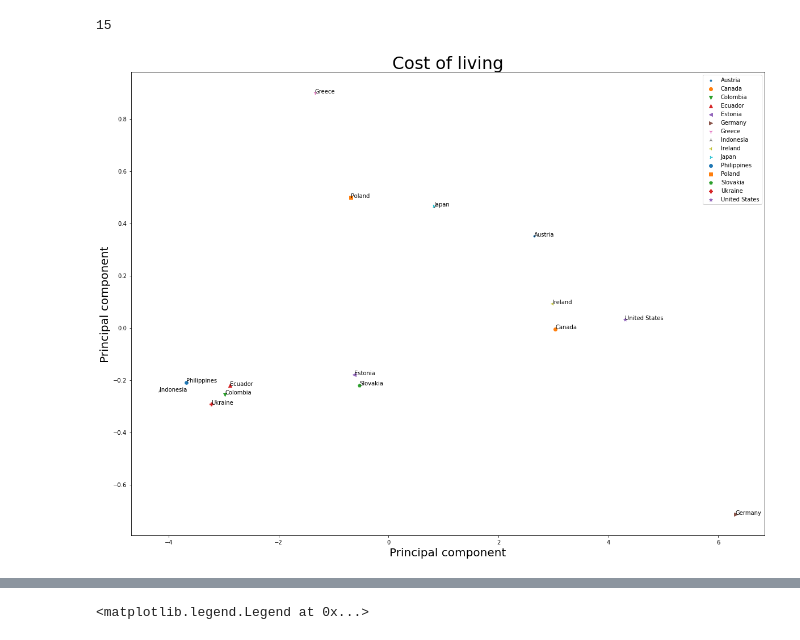
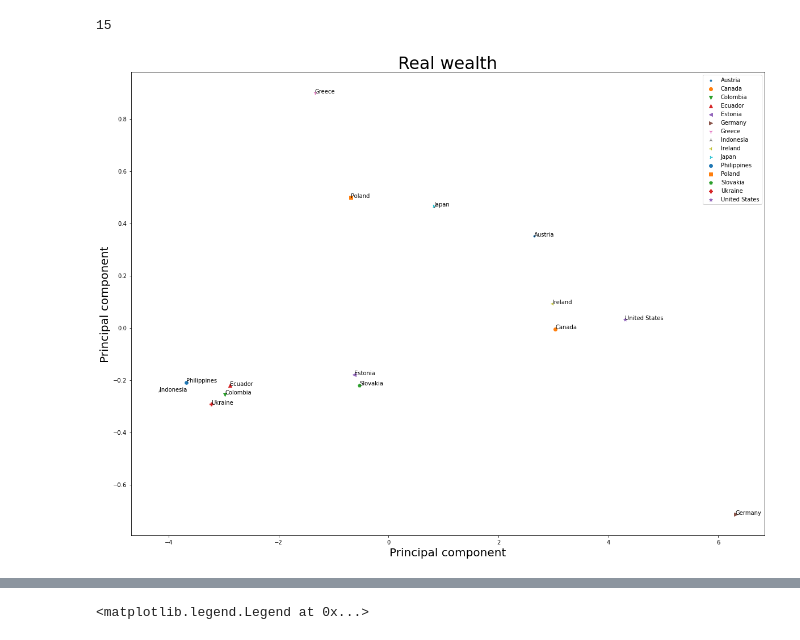
Before and after one commit to Vergenter/familyWealth, a Jupyter notebook: PCA.ipynb, the cells around one changed output, grey strips where cells are left out. Drawn from its saved outputs; the diff is of its cells as text; code cells hidden in the pictures.

Commit message:
fix labals for plots

```diff
--- a/PCA.ipynb
+++ b/PCA.ipynb
@@ -193,19 +196,19 @@ x = StandardScaler().fit_transform(x)
 # %%
 import numpy as np
 from sklearn.decomposition import PCA
 pca = PCA(n_components=2)
 result_x = pca.fit_transform(x)
 
 marker_map =getMarkerMap(y)
 import matplotlib.pyplot as plt
 fig, ax = plt.subplots(figsize=(20,15))
 for byMarker in np.unique(y):
     ax.scatter(result_x[y==byMarker,0],result_x[y==byMarker,1],marker=marker_map[byMarker] )
-plt.title("Cost of living",fontsize=30)
+plt.title("Real wealth",fontsize=30)
 plt.ylabel('Principal component',fontsize=20)
 plt.xlabel('Principal component',fontsize=20)
 plt.legend(y)
 for i, txt in enumerate(y):
     ax.annotate(txt, (result_x[i,0], result_x[i,1]))
 # %% [output]
-[figure, old version]
+[figure, new version]
```
Also changed, not shown: parts of 5 cells of this notebook.
